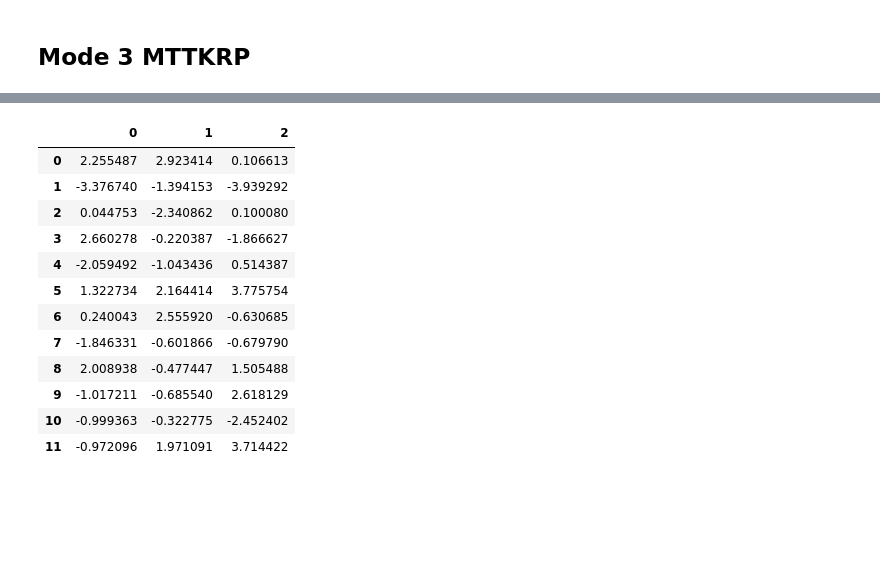
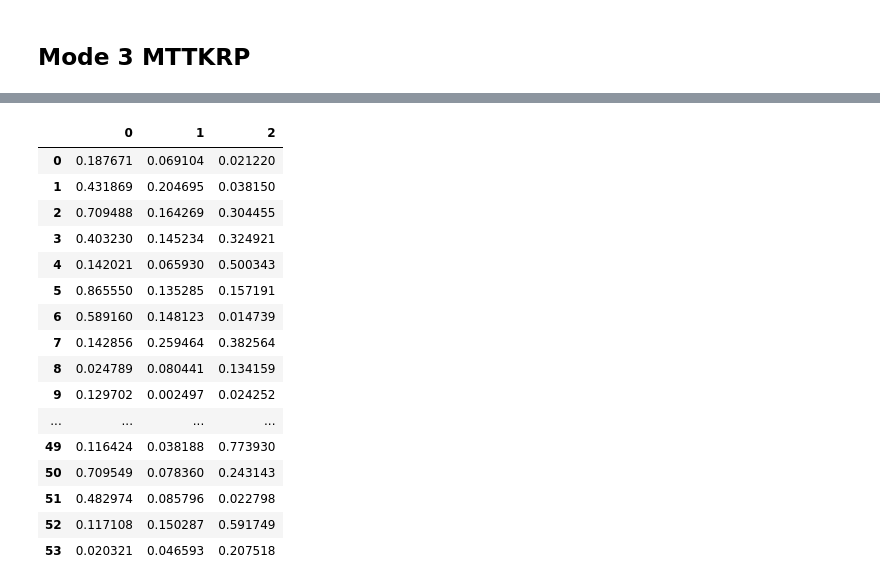
Before and after one commit to mmore500/wse-mttkrp, a Jupyter notebook: binder/2025-08-07-mttkrp-naive.ipynb, the cells around one changed output, grey strips where cells are left out. Saved outputs shown, nothing was run; the diff lists cells and outputs as text; code cells hidden in the pictures; blank space fills up the shorter version.

```diff
--- a/binder/2025-08-07-mttkrp-naive.ipynb
+++ b/binder/2025-08-07-mttkrp-naive.ipynb
@@ -188 +374,25 @@ assert kr_result.shape == (ncol * nrow, rank)
+# %%
+assert np.all(
+    np.loadtxt("2025-08-07-mttkrp-naive+m3_krresult.txt") == m3_krresult
+)
+np.savetxt("2025-08-07-mttkrp-naive+m3_krresult.txt", m3_krresult)
+pd.DataFrame(m3_krresult)
+# %% [output]
+|  | 0 | 1 | 2 |
+| 0 | 0.187671 | 0.069104 | 0.021220 |
+| 1 | 0.431869 | 0.204695 | 0.038150 |
+| 2 | 0.709488 | 0.164269 | 0.304455 |
+| 3 | 0.403230 | 0.145234 | 0.324921 |
+| 4 | 0.142021 | 0.065930 | 0.500343 |
+| 5 | 0.865550 | 0.135285 | 0.157191 |
+| 6 | 0.589160 | 0.148123 | 0.014739 |
+| 7 | 0.142856 | 0.259464 | 0.382564 |
+| 8 | 0.024789 | 0.080441 | 0.134159 |
+| 9 | 0.129702 | 0.002497 | 0.024252 |
+| ... | ... | ... | ... |
+| 49 | 0.116424 | 0.038188 | 0.773930 |
+| 50 | 0.709549 | 0.078360 | 0.243143 |
+| 51 | 0.482974 | 0.085796 | 0.022798 |
+| 52 | 0.117108 | 0.150287 | 0.591749 |
+| 53 | 0.020321 | 0.046593 | 0.207518 |
 # %%
@@ -191,16 +400,0 @@ assert mttkrp_result.shape == (nlay, rank)
-# %%
-pd.DataFrame(mttkrp_result)
-# %% [output]
-|  | 0 | 1 | 2 |
-| 0 | 2.255487 | 2.923414 | 0.106613 |
-| 1 | -3.376740 | -1.394153 | -3.939292 |
-| 2 | 0.044753 | -2.340862 | 0.100080 |
-| 3 | 2.660278 | -0.220387 | -1.866627 |
-| 4 | -2.059492 | -1.043436 | 0.514387 |
-| 5 | 1.322734 | 2.164414 | 3.775754 |
-| 6 | 0.240043 | 2.555920 | -0.630685 |
-| 7 | -1.846331 | -0.601866 | -0.679790 |
-| 8 | 2.008938 | -0.477447 | 1.505488 |
-| 9 | -1.017211 | -0.685540 | 2.618129 |
-| 10 | -0.999363 | -0.322775 | -2.452402 |
-| 11 | -0.972096 | 1.971091 | 3.714422 |
```
Also changed, not shown: parts of 21 cells of this notebook, 15 other files.
